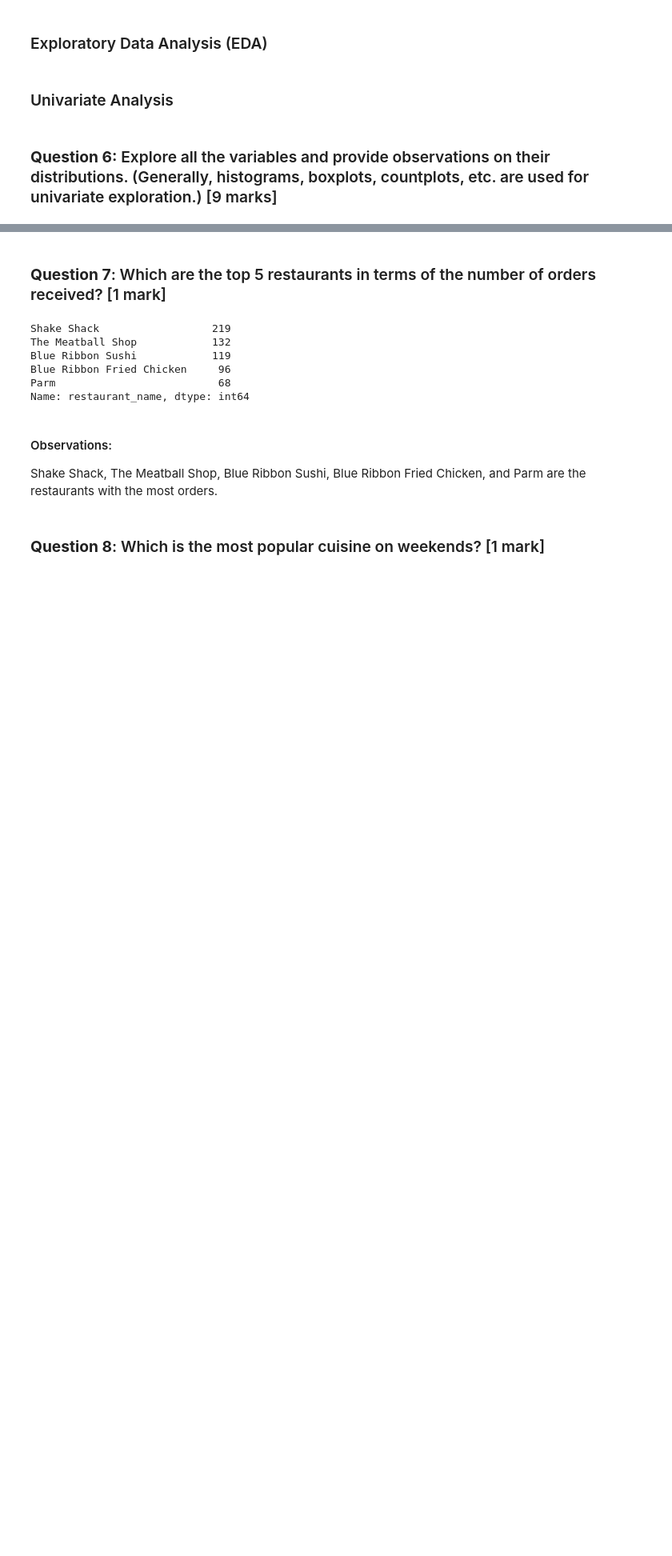
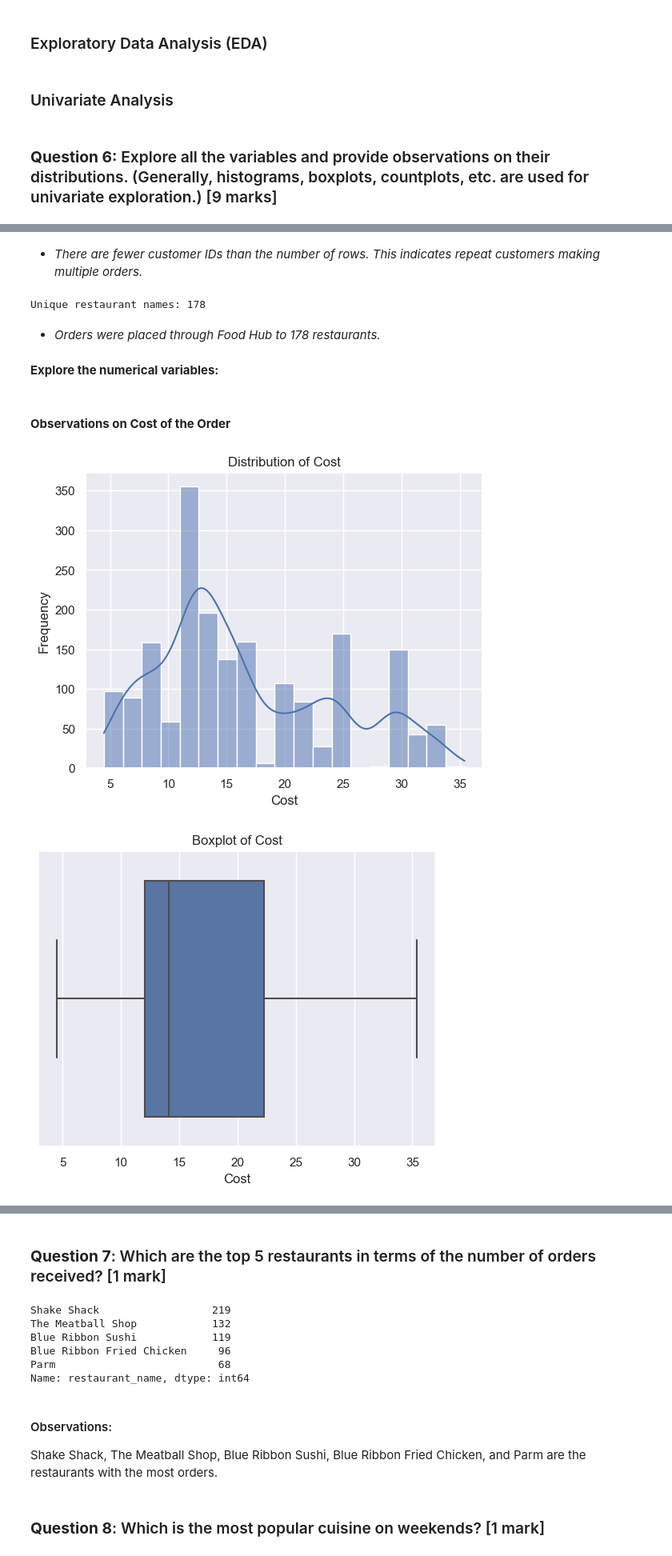
Before and after one commit to jsomerville/PGP-AI-ML-BA-UTA-JS, a Jupyter notebook: Project 1-Python Foundations/PYF_Project_LearnerNotebook_FullCode.ipynb, the cells around one changed output, grey strips where cells are left out. Shown at 80% size. Cells and saved outputs as stored; diff of their text form; code cells hidden in the pictures; blank space fills up the shorter version.

```diff
--- a/Project 1-Python Foundations/PYF_Project_LearnerNotebook_FullCode.ipynb
+++ b/Project 1-Python Foundations/PYF_Project_LearnerNotebook_FullCode.ipynb
@@ -295,0 +209,30 @@ plt.show()
+# %% [markdown]
+- *There are fewer customer IDs than the number of rows. This indicates repeat customers making multiple orders.*
+# %%
+#print the number of unique restaurant names in the dataset
+print("Unique restaurant names:", df['restaurant_name'].nunique())
+# %% [output]
+Unique restaurant names: 178
+# %% [markdown]
+- *Orders were placed through Food Hub to 178 restaurants.*
+# %% [markdown]
+**Explore the numerical variables:**
+# %% [markdown]
+#### **Observations on Cost of the Order**
+# %%
+# Set the style of the plots
+sns.set(style="darkgrid")
+# Create a histogram for the 'cost' variable
+sns.histplot(data=df, x='cost_of_the_order', kde=True)
+plt.title('Distribution of Cost')
+plt.xlabel('Cost')
+plt.ylabel('Frequency')
+plt.show()
+# Create a boxplot for the 'cost' variable
+sns.boxplot(data=df, x='cost_of_the_order')
+plt.title('Boxplot of Cost')
+plt.xlabel('Cost')
+plt.show()
+# %% [output]
+[figure, added]
+[figure, added]
```
Also changed, not shown: parts of 52 cells of this notebook, 1 other file.
